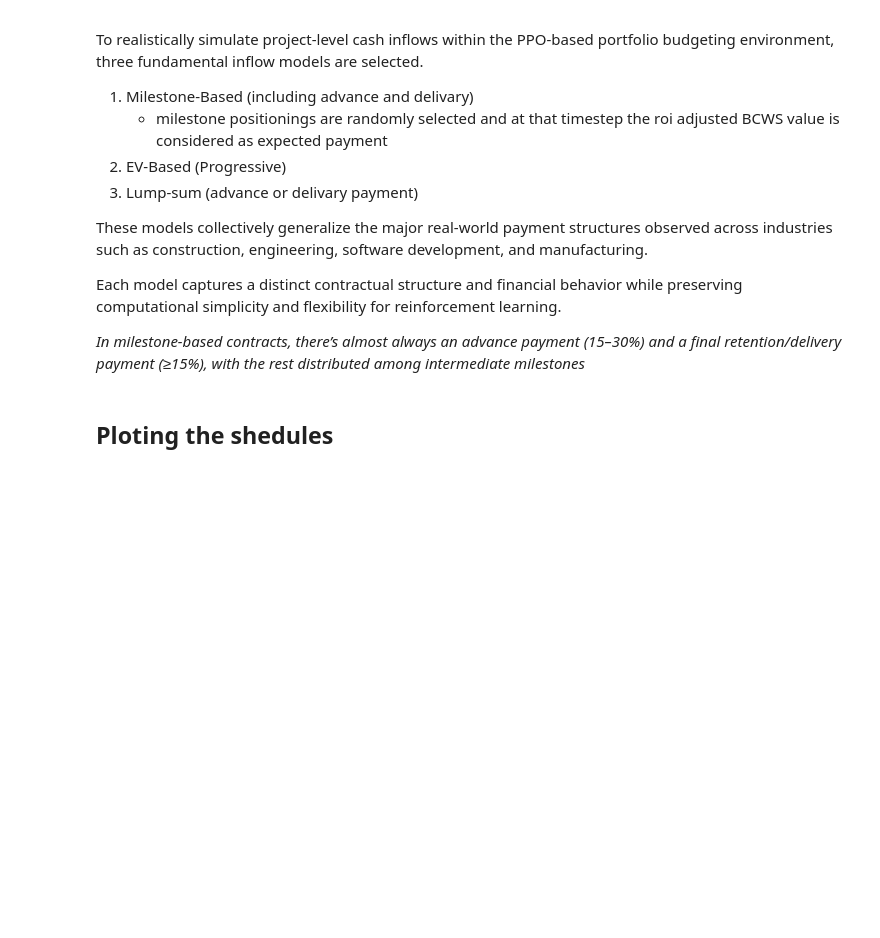
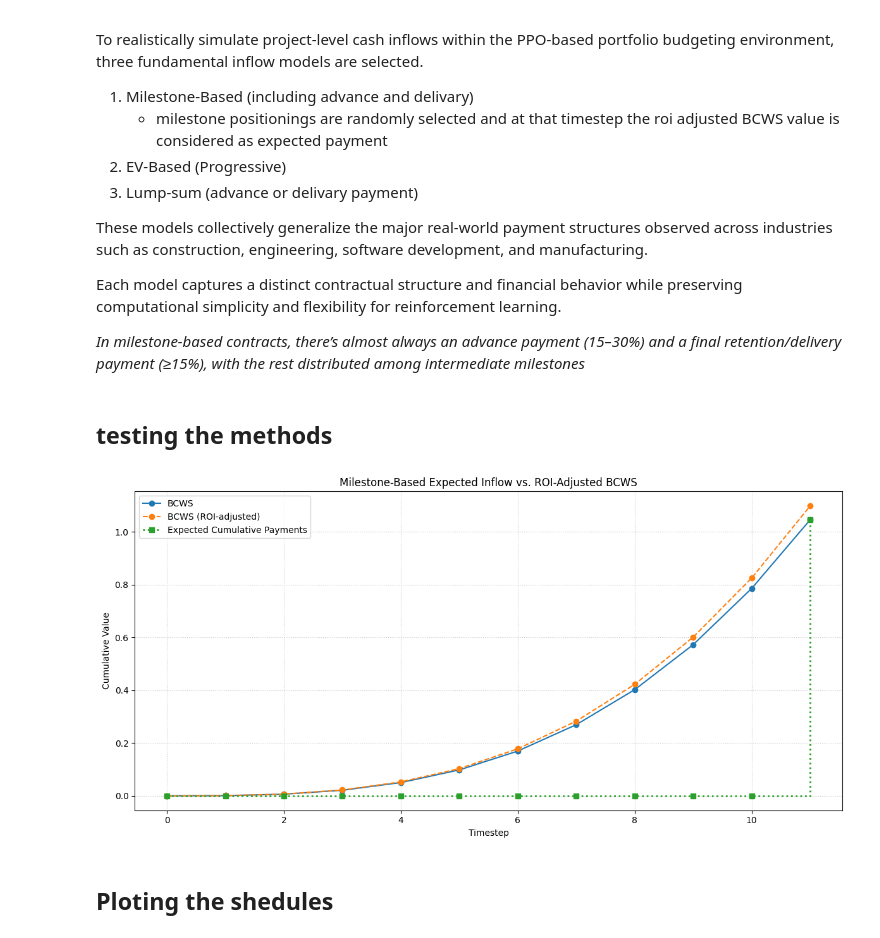
Before and after one commit to UDynamic/PPO-project-portfolio-budgeting-AI-agent, a Jupyter notebook: notebooks/portfolio_env.ipynb, the cells around one changed output. Cells and saved outputs as stored; diff of their text form; code cells hidden in the pictures; blank space fills up the shorter version.

Commit message:
test cell for generated project is working

```diff
--- a/notebooks/portfolio_env.ipynb
+++ b/notebooks/portfolio_env.ipynb
@@ -353,7 +353,7 @@ def set_expected_payment_schedule(self):
     self.BCWS_ROI_ADJUSTED = BCWS * scale_factor  # normalized so last = total_expected_payment
 
     # === 1️⃣ Milestone-Based Model ===
-    def milestone_based(self):
+    def milestone_based():
         """
         Milestone-based payments WITHOUT Dirichlet:
         - One advance payment at t=1 (15%, 30%) in 5% steps.
@@ -455,6 +455,37 @@ def set_expected_payment_schedule(self):
     self.INFLOW_SCHEDULE = expected_payment_schedule
 
     return expected_payment_schedule
+# %% [markdown]
+## testing the methods
+# %%
+class DummyProject:
+    def __init__(self):
+        self.roi = set_roi(self)
+        self.DURATION = set_duration(self)
+        self.BAC = set_bac(self)
+        self.SCHEDULE  = set_s_curve(self)
+        self.EXPECTED_PAYMENTS = set_expected_payment_schedule(self)
+
+
+p = DummyProject()
+
+t = np.arange(0, p.DURATION + 1)
+
+plt.figure(figsize=(12, 6))
+plt.plot(t, p.BCWS, label="BCWS", linestyle="solid", marker="o")
+plt.plot(t, p.BCWS_ROI_ADJUSTED, label="BCWS (ROI-adjusted)", linestyle="--", marker="o")
+plt.step(t, p.EXPECTED_PAYMENTS, where="post",
+         label="Expected Cumulative Payments", linewidth=2, linestyle="dotted", marker="s")
+
+plt.title("Milestone-Based Expected Inflow vs. ROI-Adjusted BCWS", fontsize=12)
+plt.xlabel("Timestep")
+plt.ylabel("Cumulative Value")
+plt.legend()
+plt.grid(True, linestyle=":", alpha=0.7)
+plt.tight_layout()
+plt.show()
+# %% [output]
+[figure, added]
 # %% [markdown]
 ## Ploting the shedules
 # %%
```
